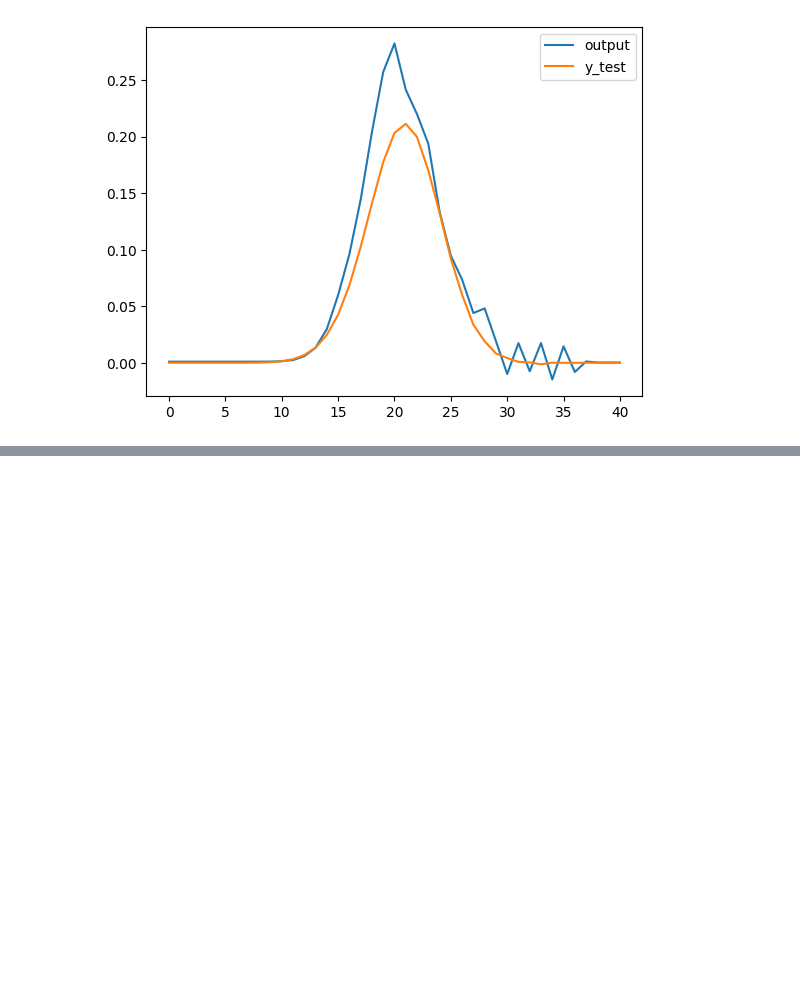
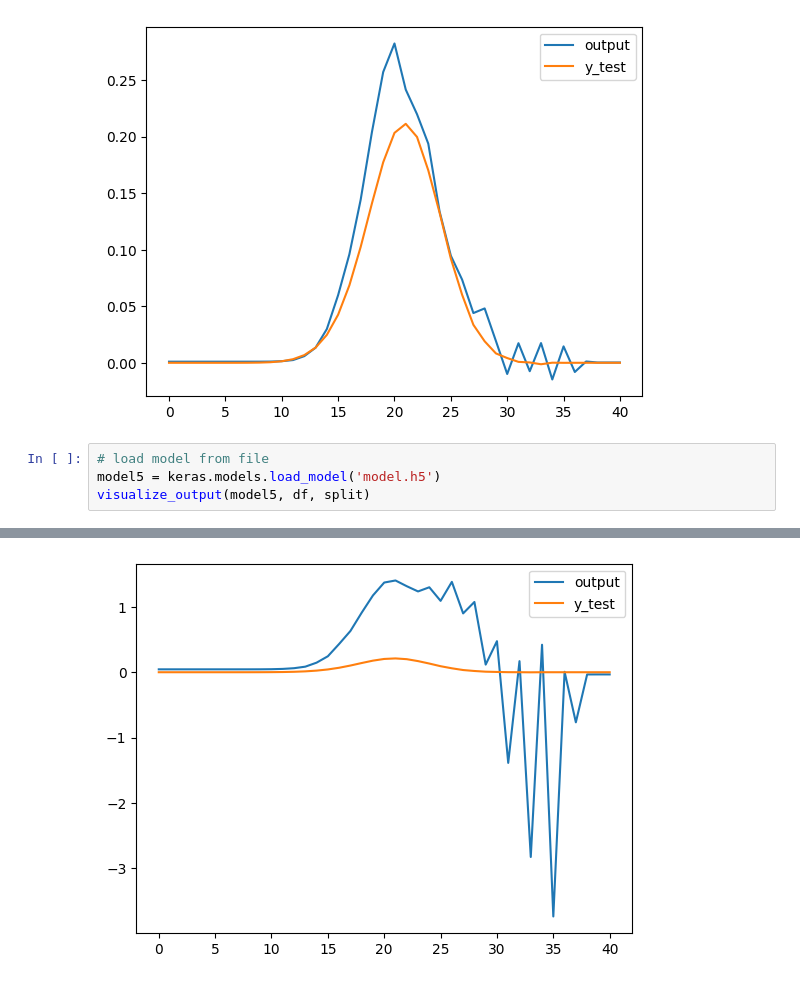
Before and after one commit to pawelmagnu/PyMPDATA, a Jupyter notebook: fluxes/data_preparation.ipynb, the cells around one changed output, grey strips where cells are left out. Drawn from its saved outputs; the diff is of its cells as text; blank space fills up the shorter version.

Commit message:
more models

```diff
--- a/fluxes/data_preparation.ipynb
+++ b/fluxes/data_preparation.ipynb
@@ -349,3 +286,8 @@ Epoch 100/100
 [figure]
 2/2 [==============================] - 0s 4ms/step
 [figure]
+# %%
+# load model from file
+model5 = keras.models.load_model('model.h5')
+visualize_output(model5, df, split)
+# %% [output]
@@ -351,0 +295 @@ Epoch 100/100
+[figure, added]
```
Also changed, not shown: parts of 20 cells of this notebook, 1 other file.
